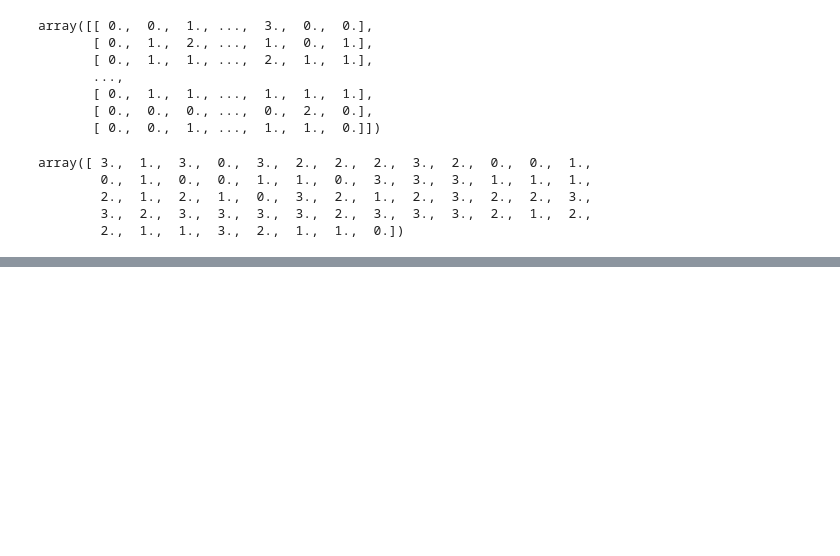
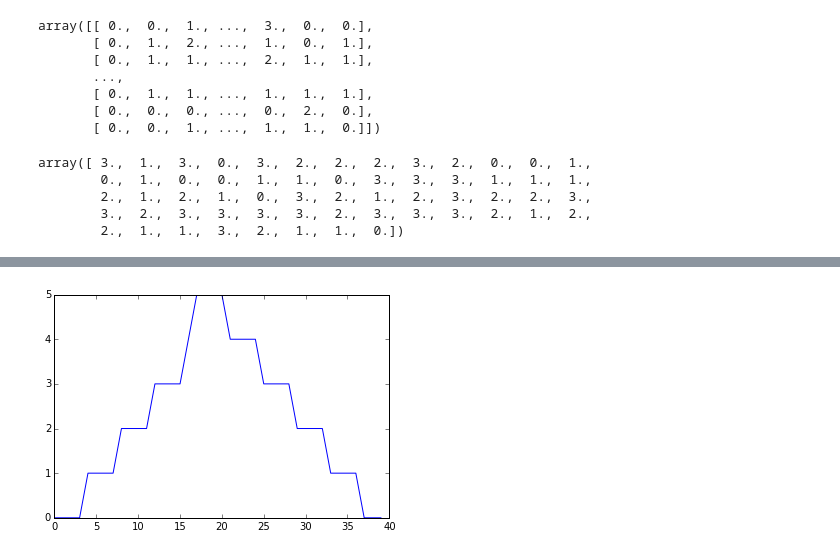
Before and after one commit to rdtarvin/swc_UCSF_python, a Jupyter notebook: RDT_notebook.ipynb, the cells around one changed output, grey strips where cells are left out. Cells and saved outputs as stored; diff of their text form; code cells hidden in the pictures; blank space fills up the shorter version.

```diff
--- a/RDT_notebook.ipynb
+++ b/RDT_notebook.ipynb
@@ -258,0 +328,4 @@ import matplotlib.pyplot
+# %%
+min_plot = matplotlib.pyplot.plot(data.min(axis=0))
+# %% [output]
+[figure, added]
```
Also changed, not shown: parts of 11 cells of this notebook.
